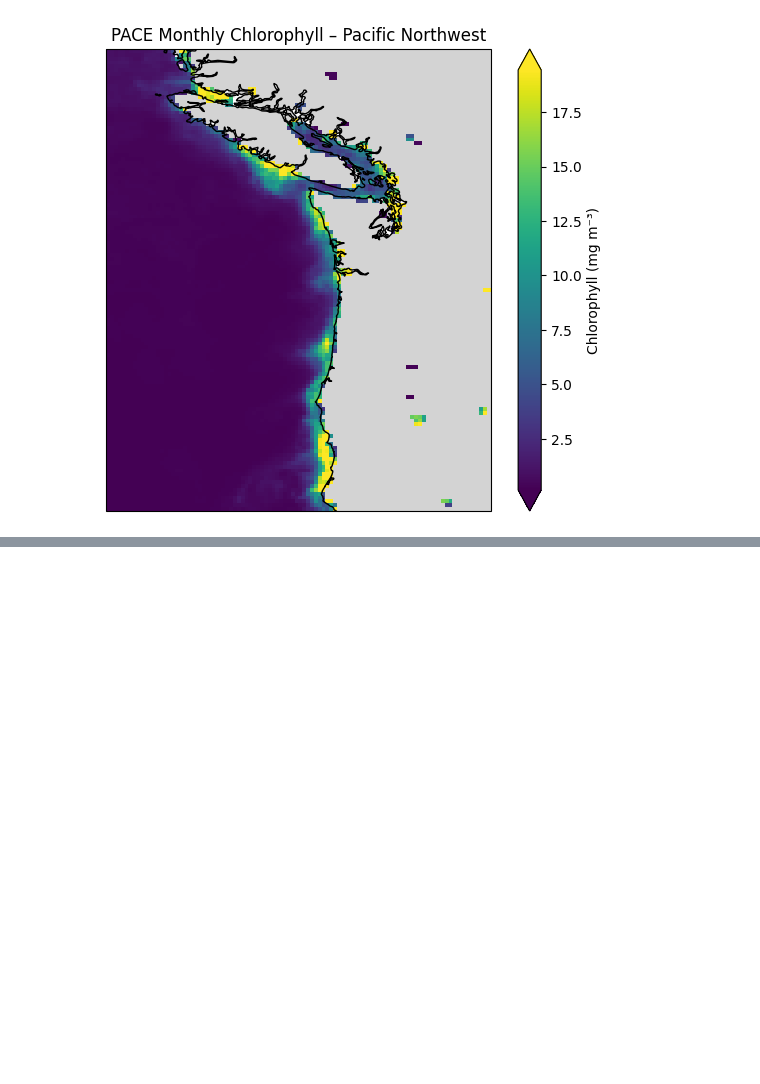
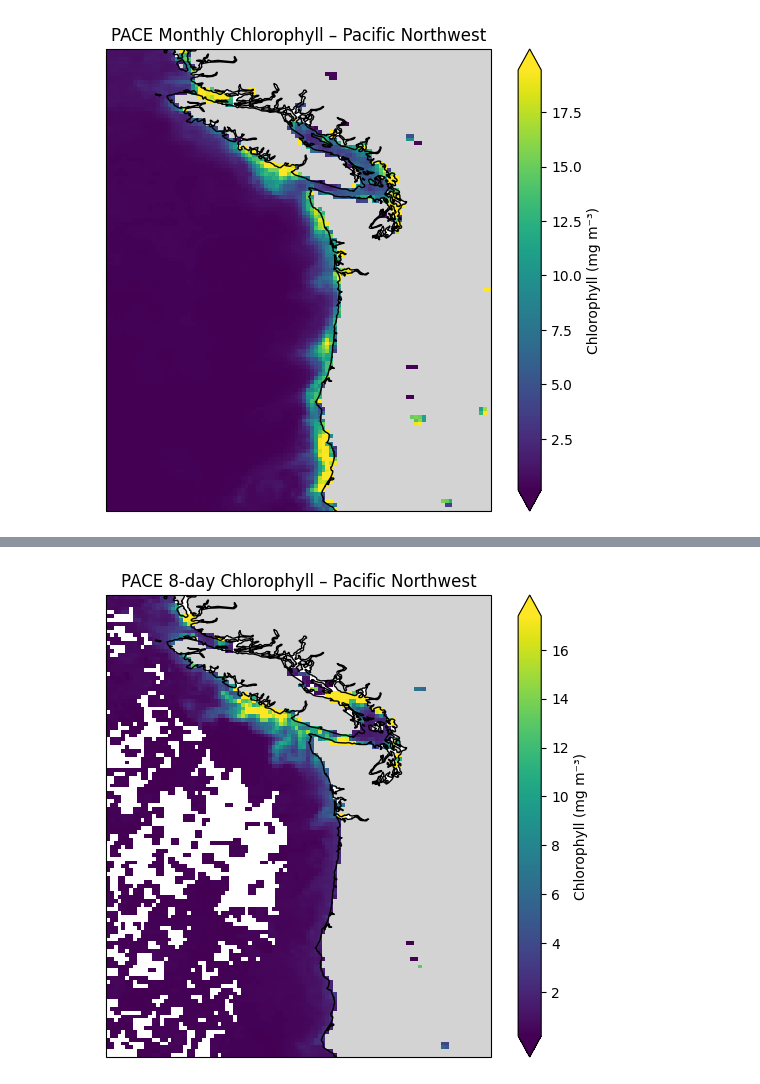
Before and after one commit to eeholmes/intro-ocean-data, a Jupyter notebook: pace_pnw.ipynb, the cells around one changed output, grey strips where cells are left out. Drawn from its saved outputs; the diff is of its cells as text; code cells hidden in the pictures; blank space fills up the shorter version.

```diff
--- a/pace_pnw.ipynb
+++ b/pace_pnw.ipynb
@@ -145,0 +150,10 @@ Ideas:
+# %%
+results = earthaccess.search_data(
+    short_name="PACE_OCI_L3M_CHL",
+    temporal=("2024-04-01", "2024-04-01"),
+    granule_name="*.8D.*.0p1deg.*"
+)
+
+files = earthaccess.open(results, pqdm_kwargs={"disable": True})
+ds_8d = xr.open_dataset(files[0])
+ds_8d
@@ -146,3 +178,30 @@ Ideas:
+# %%
+lat_min, lat_max = 40, 52
+lon_min, lon_max = -130, -120
+
+chl_8d = ds_8d["chlor_a"].sel(
+    lat=slice(lat_max, lat_min),
+    lon=slice(lon_min, lon_max)
+)
+fig = plt.figure(figsize=(7, 6))
+ax = plt.axes(projection=ccrs.PlateCarree())
+
+chl_8d.plot(
+    ax=ax,
+    transform=ccrs.PlateCarree(),
+    robust=True,
+    cmap="viridis",
+    cbar_kwargs={"label": "Chlorophyll (mg m⁻³)"}
+)
+
+ax.coastlines()
+ax.add_feature(cfeature.LAND, facecolor="lightgray")
+ax.set_extent([lon_min, lon_max, lat_min, lat_max])
+
+ax.set_title("PACE 8-day Chlorophyll – Pacific Northwest")
+plt.show()
+# %% [output]
+[figure, added]
 # %% [markdown]
 ## Other PACE Level-3 products to explore
 
```
Also changed, not shown: parts of 5 cells of this notebook.
